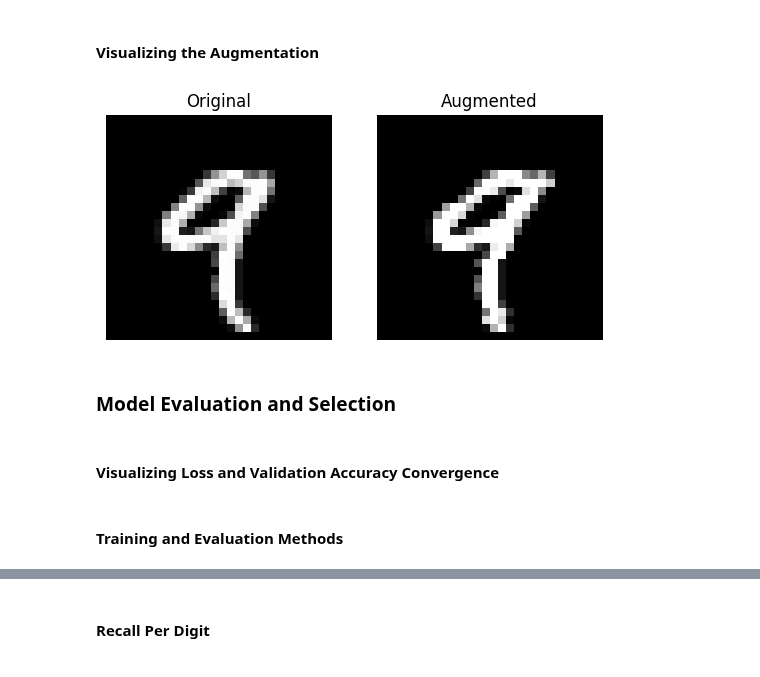
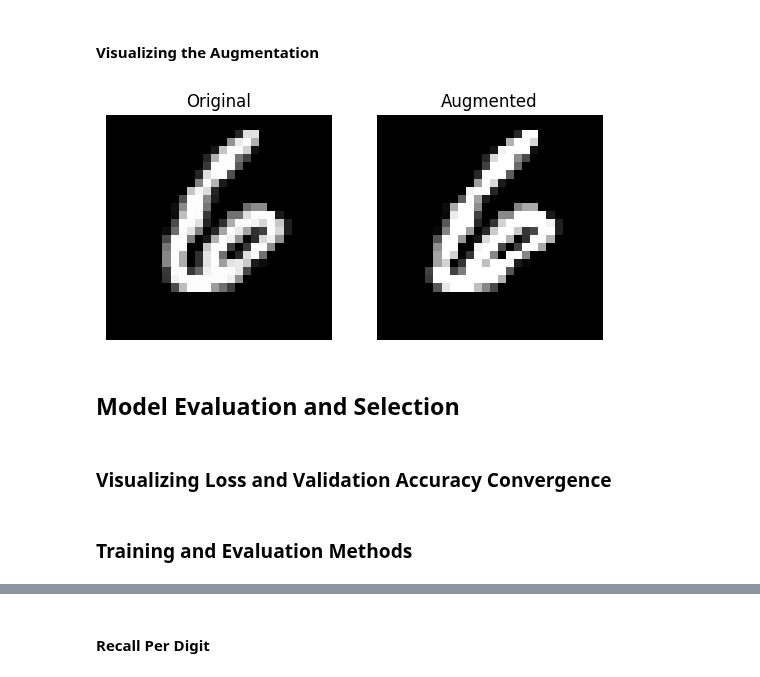
Before and after one commit to dariansal/deep-learning-mnist, a Jupyter notebook: notebooks/model-selection.ipynb, the cells around one changed output, grey strips where cells are left out. Cells and saved outputs as stored; diff of their text form; code cells hidden in the pictures.

```diff
--- a/notebooks/model-selection.ipynb
+++ b/notebooks/model-selection.ipynb
@@ -253,0 +250,5 @@ distribution(aug_dataset)
+# %%
+REPLACE_LIST = [(1, 7, 400), (0, 6, 200), (1, 9, 300), (1, 2, 400)]
+
+aug_dataset = replace_victim_with_incoming_aug(REPLACE_LIST)
+distribution(aug_dataset)
@@ -271,17 +283,22 @@ def get_image(dataset, index):
     image, __ = dataset[index]
     return image.squeeze(0) #remove singleton batch_size dimension (provides no new info); now 2D (28x28) array
 # %%
-index = 4
+num_to_view = 6 #Can change
+
+for index, (image, label) in enumerate(train_dataset):
+    if (label == num_to_view):
+        break
+
 norm_image = get_image(norm_dataset, index)
 aug_image = get_image(aug_dataset, index)
 
 side_by_side_plot(norm_image, aug_image, "Original", "Augmented")
 # %% [output]
-[figure, old version]
+[figure, new version]
 # %% [markdown]
-### __Model Evaluation and Selection__
+## __Model Evaluation and Selection__
 # %% [markdown]
-#### __Visualizing Loss and Validation Accuracy Convergence__
+### __Visualizing Loss and Validation Accuracy Convergence__
 # %%
 def plot_info(epoch, losses, vals = None):
     epochs = list(range(1, epoch + 2))
@@ -305,7 +322,7 @@ def plot_info(epoch, losses, vals = None):
         plt.legend(['Average Loss'])
     plt.show()
 # %% [markdown]
-#### __Training and Evaluation Methods__
+### __Training and Evaluation Methods__
 # %%
 def evaluate(model, loader):
     model.eval()
```
Also changed, not shown: parts of 62 cells of this notebook, 1 other file.
